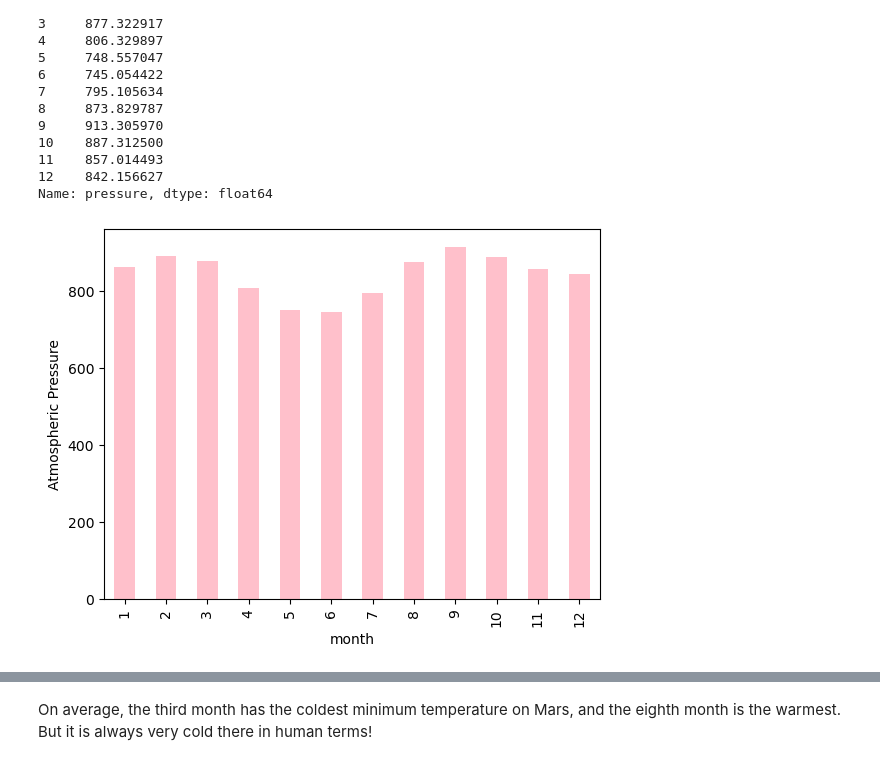
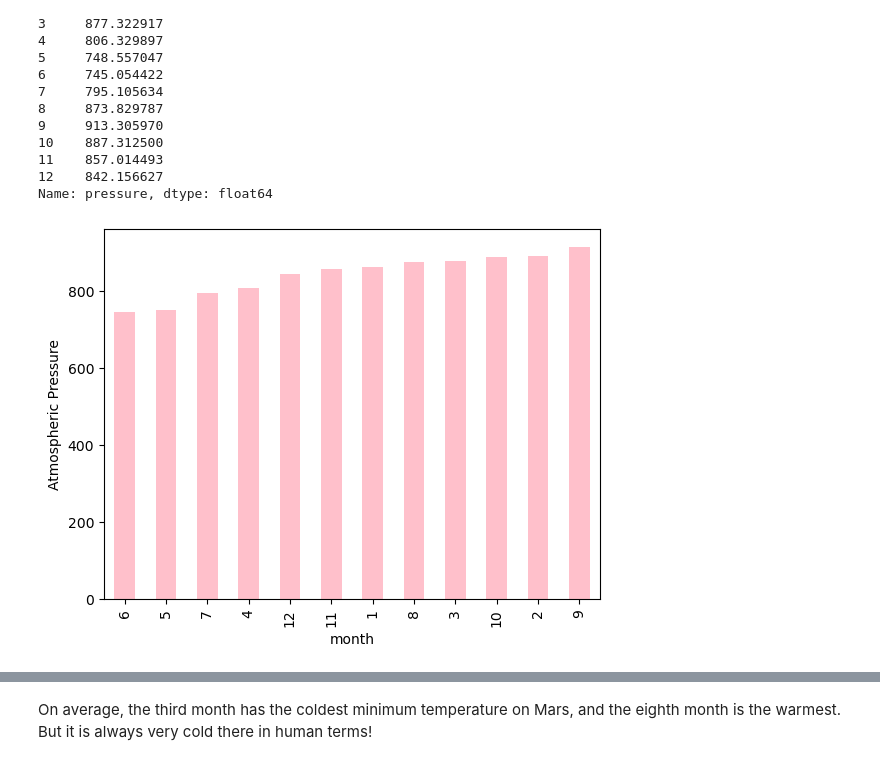
Before and after one commit to taniyatalukdar/webscrapping-html-challenge, a Jupyter notebook: part_2_mars_weather.ipynb, the cells around one changed output, grey strips where cells are left out. Cells and saved outputs as stored; diff of their text form; code cells hidden in the pictures.

```diff
--- a/part_2_mars_weather.ipynb
+++ b/part_2_mars_weather.ipynb
@@ -235,6 +229,6 @@ month
 Name: pressure, dtype: float64
 # %%
 # Plot the average pressure by month
-plot_pandas= avg_pressure.plot(kind="bar", color='pink').set(xlabel='month', ylabel='Atmospheric Pressure')
+plot_pandas= avg_pressure.sort_values().plot(kind="bar", color='pink').set(xlabel='month', ylabel='Atmospheric Pressure')
 # %% [output]
-[figure, old version]
+[figure, new version]
```
Also changed, not shown: parts of 6 cells of this notebook, 1 other file.
